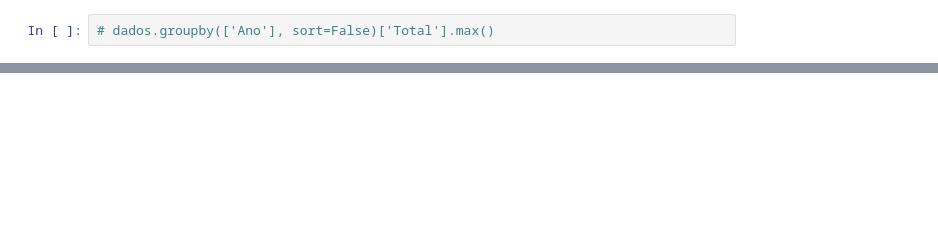
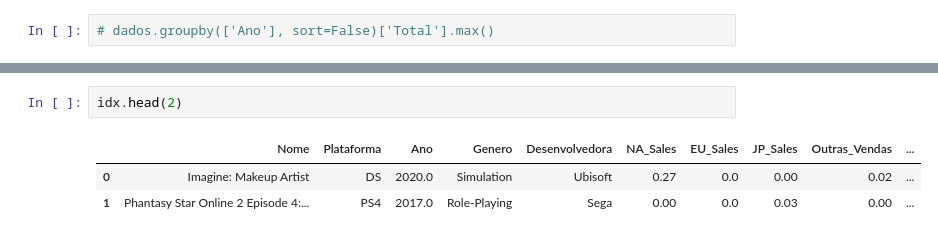
Before and after one commit to Vvitoor21/Python, a Jupyter notebook: 02_Resultados_De_Jogos.ipynb, the cells around one changed output, grey strips where cells are left out. Cells and saved outputs as stored; diff of their text form; blank space fills up the shorter version.

```diff
--- a/02_Resultados_De_Jogos.ipynb
+++ b/02_Resultados_De_Jogos.ipynb
@@ -108,0 +120,6 @@ idx = pd.DataFrame(idx)
+# %%
+idx.head(2)
+# %% [output]
+|  | Nome | Plataforma | Ano | Genero | Desenvolvedora | NA_Sales | EU_Sales | JP_Sales | Outras_Vendas | ... |
+| 0 | Imagine: Makeup Artist | DS | 2020.0 | Simulation | Ubisoft | 0.27 | 0.0 | 0.00 | 0.02 | ... |
+| 1 | Phantasy Star Online 2 Episode 4:... | PS4 | 2017.0 | Role-Playing | Sega | 0.00 | 0.0 | 0.03 | 0.00 | ... |
```
Also changed, not shown: parts of 8 cells of this notebook.
